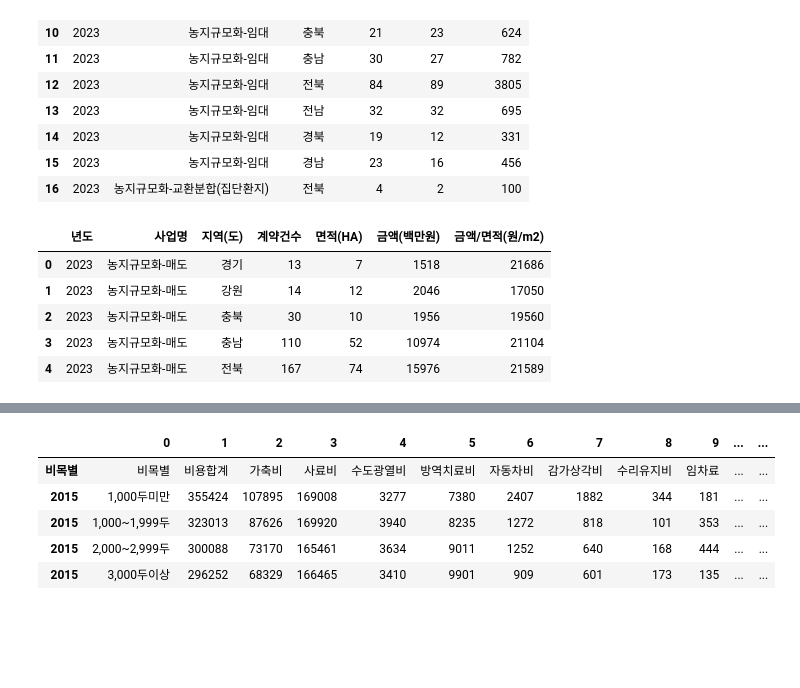
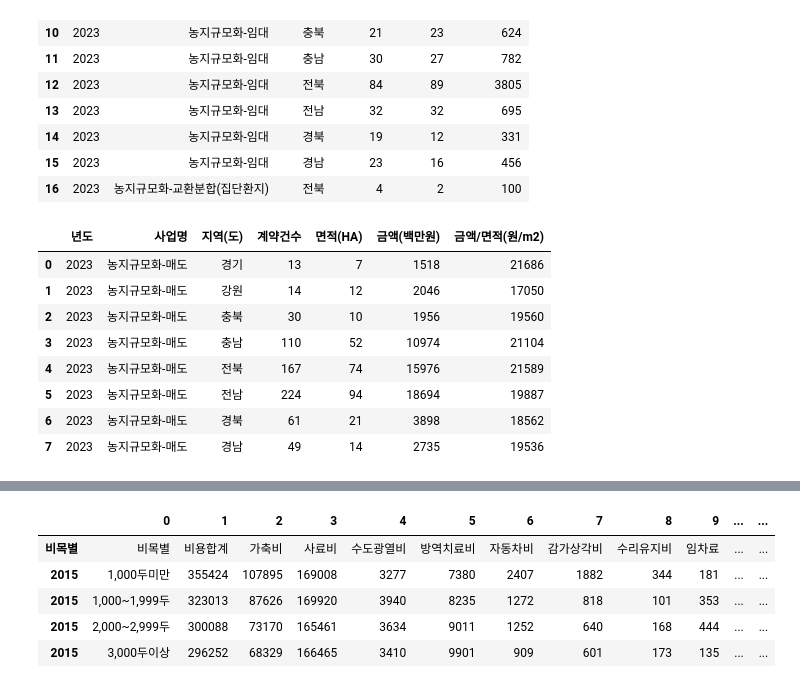
Before and after one commit to leesh0806/pig-management, a Jupyter notebook: collection/pig_collect_operating_price.ipynb, the cells around one changed output, grey strips where cells are left out. Saved outputs shown, nothing was run; the diff lists cells and outputs as text; code cells hidden in the pictures; blank space fills up the shorter version.

```diff
--- a/collection/pig_collect_operating_price.ipynb
+++ b/collection/pig_collect_operating_price.ipynb
@@ -15,7 +15,7 @@ cur = remote.cursor()
 
 import pandas as pd
 
-df = pd.read_csv('./data/ground_price.csv', encoding='EUC-KR')
+df = pd.read_csv('../data/ground_price.csv', encoding='EUC-KR')
 df
 # %% [output]
 |  | 년도 | 사업명 | 지역(도) | 계약건수 | 면적(HA) | 금액(백만원) |
@@ -38,11 +38,14 @@ df
 | 16 | 2023 | 농지규모화-교환분합(집단환지) | 전북 | 4 | 2 | 100 |
 # %%
 df['금액/면적(원/m2)'] = (df['금액(백만원)'] / df['면적(HA)'] * 1000000 / 10000).round(0).astype(int)
-df.head()
+df[:8]
 # %% [output]
 |  | 년도 | 사업명 | 지역(도) | 계약건수 | 면적(HA) | 금액(백만원) | 금액/면적(원/m2) |
 | 0 | 2023 | 농지규모화-매도 | 경기 | 13 | 7 | 1518 | 21686 |
 | 1 | 2023 | 농지규모화-매도 | 강원 | 14 | 12 | 2046 | 17050 |
 | 2 | 2023 | 농지규모화-매도 | 충북 | 30 | 10 | 1956 | 19560 |
 | 3 | 2023 | 농지규모화-매도 | 충남 | 110 | 52 | 10974 | 21104 |
 | 4 | 2023 | 농지규모화-매도 | 전북 | 167 | 74 | 15976 | 21589 |
+| 5 | 2023 | 농지규모화-매도 | 전남 | 224 | 94 | 18694 | 19887 |
+| 6 | 2023 | 농지규모화-매도 | 경북 | 61 | 21 | 3898 | 18562 |
+| 7 | 2023 | 농지규모화-매도 | 경남 | 49 | 14 | 2735 | 19536 |
```
Also changed, not shown: parts of 1 cell of this notebook, 3 other files.
